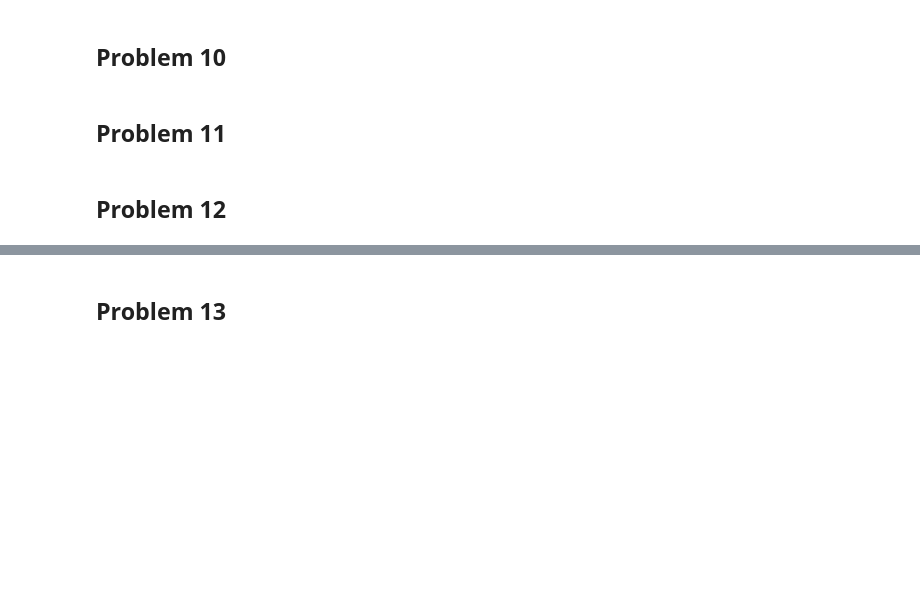
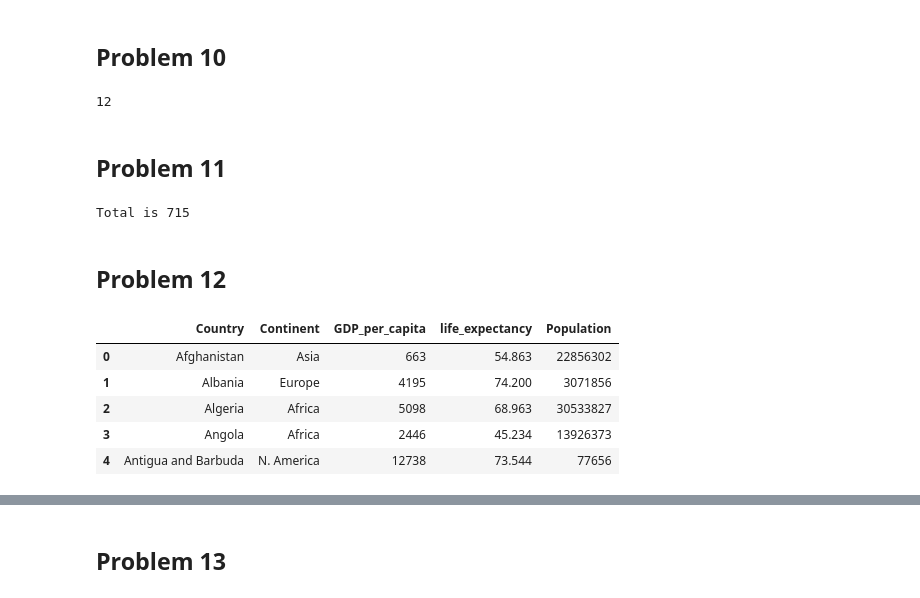
Before and after one commit to xeophin/lede-foundations, a Jupyter notebook: 10-classwork/00 - Do Now - Errors.ipynb, the cells around one changed output, grey strips where cells are left out. Cells and saved outputs as stored; diff of their text form; code cells hidden in the pictures; blank space fills up the shorter version.

```diff
--- a/10-classwork/00 - Do Now - Errors.ipynb
+++ b/10-classwork/00 - Do Now - Errors.ipynb
@@ -62,20 +80,31 @@ else:
 ## Problem 10
 # %%
 numbers = [1, 2, 4, 5]
-print(numbers.sum())
+print(sum(numbers))
+# %% [output]
+12
 # %% [markdown]
 ## Problem 11
 # %%
 import random
 
-x = {}
+x = []
 for y in range(10):
     x.append(random.randint(0, 200))
 print("Total is", sum(x))
+# %% [output]
+Total is 715
 # %% [markdown]
 ## Problem 12
 # %%
 import pandas as pd
-df = pd.read_csv("countries.csv")
+df = pd.read_csv("10-classwork/countries.csv")
 df.head()
+# %% [output]
+|  | Country | Continent | GDP_per_capita | life_expectancy | Population |
+| 0 | Afghanistan | Asia | 663 | 54.863 | 22856302 |
+| 1 | Albania | Europe | 4195 | 74.200 | 3071856 |
+| 2 | Algeria | Africa | 5098 | 68.963 | 30533827 |
+| 3 | Angola | Africa | 2446 | 45.234 | 13926373 |
+| 4 | Antigua and Barbuda | N. America | 12738 | 73.544 | 77656 |
 # %%
```
Also changed, not shown: parts of 12 cells of this notebook.
